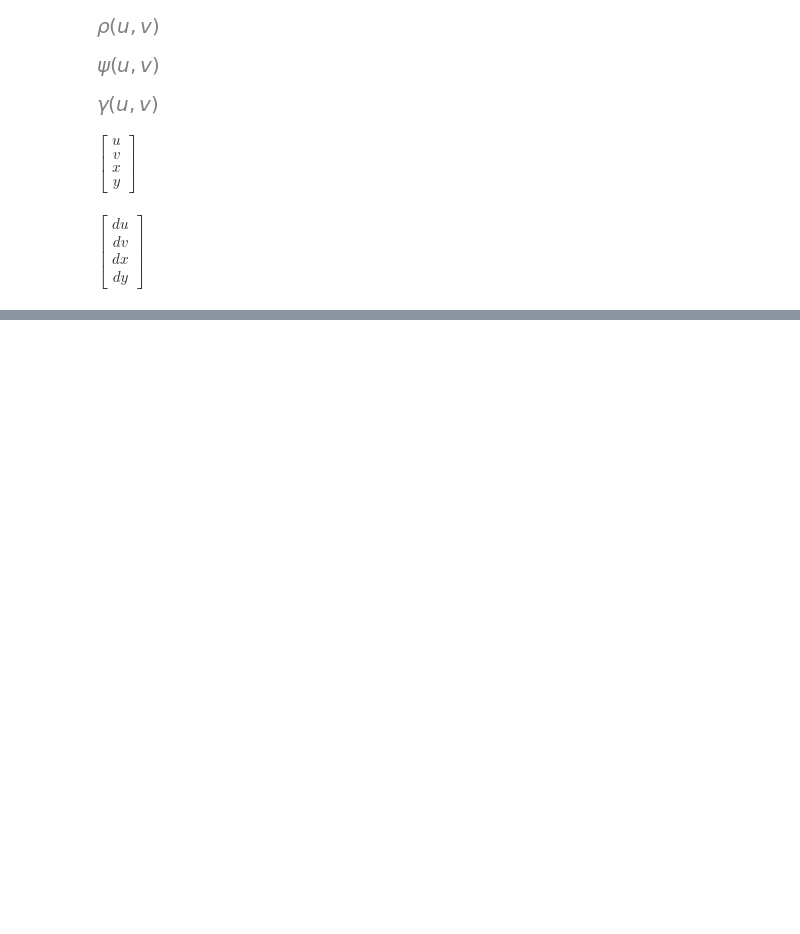
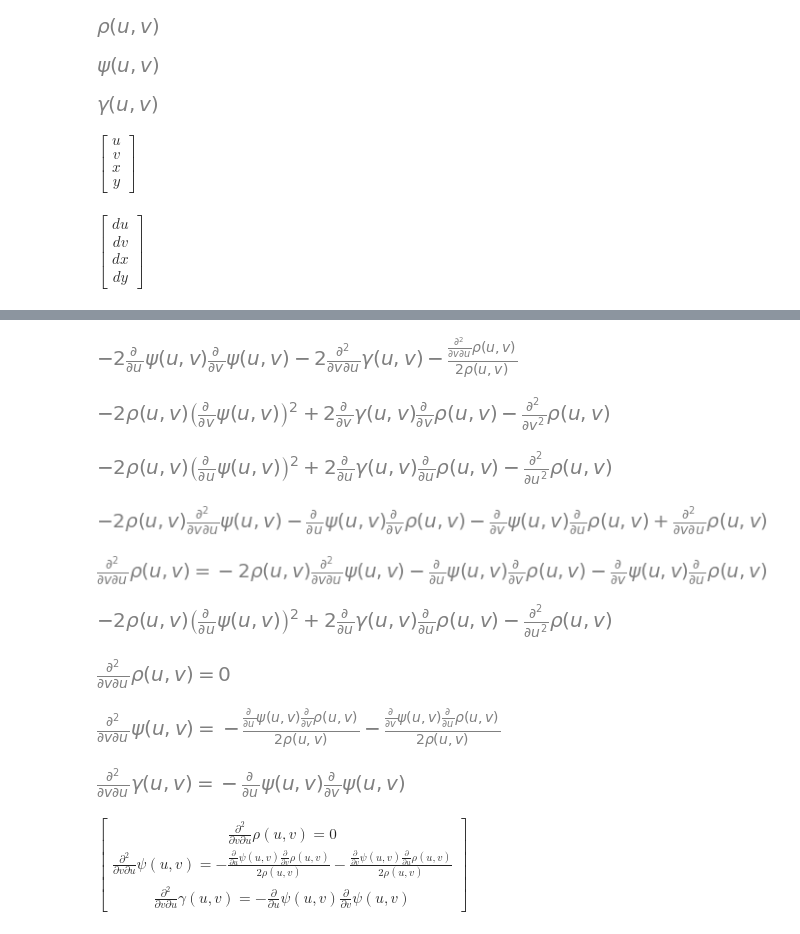
Before and after one commit to GeoffCope/General_Relativity_Python, a Jupyter notebook: Initial_value_problem_for_colliding_gravitational_plane_waves_I_Hauser_Ernst.ipynb, the cells around one changed output, grey strips where cells are left out. Drawn from its saved outputs; the diff is of its cells as text; code cells hidden in the pictures; blank space fills up the shorter version.

```diff
--- a/Initial_value_problem_for_colliding_gravitational_plane_waves_I_Hauser_Ernst.ipynb
+++ b/Initial_value_problem_for_colliding_gravitational_plane_waves_I_Hauser_Ernst.ipynb
@@ -112,0 +137,46 @@ simplify(einst.tensor())
+# %%
+Ric.tensor()[0,1]
+# %% [output]
+[figure, added]
+# %%
+Ric.tensor()[1,1].args[1]
+# %% [output]
+[figure, added]
+# %%
+Ric.tensor()[0,0].args[1]
+# %% [output]
+[figure, added]
+# %%
+Ric.tensor()[2,2].args[1]
+# %% [output]
+[figure, added]
+# %%
+Eq(diff(rho,u,v), solve( Ric.tensor()[3,3].args[1], diff(rho,u,v) )[0] )
+# %% [output]
+[figure, added]
+# %%
+simplify(einst.tensor())[0,0].args[1]
+# %% [output]
+[figure, added]
+# %%
+#  This would be the wave equation for rho
+rhoWaveEquation = Eq(simplify(einst.tensor())[0,1].args[1],0)
+rhoWaveEquation
+# %% [output]
+[figure, added]
+# %%
+#  Wave equation for psi
+psiWaveEquation = Eq(diff(psi,u,v),expand(solve( simplify(einst.tensor())[2,2].args[2] + simplify(einst.tensor())[3,3].args[1] , diff(psi,u,v) )[0]))
+psiWaveEquation
+# %% [output]
+[figure, added]
+# %%
+gammaWaveEquation = Eq(diff(gamma,u,v), solve( simplify(einst.tensor())[3,3].args[1].subs(psiWaveEquation.args[0],psiWaveEquation.args[1]).subs(rhoWaveEquation.args[0],rhoWaveEquation.args[1]), diff(gamma,u,v))[0])
+gammaWaveEquation
+# %% [output]
+[figure, added]
+# %%
+vacuumFieldEquations = Matrix([rhoWaveEquation,psiWaveEquation,gammaWaveEquation])
+vacuumFieldEquations
+# %% [output]
+$\displaystyle \left[\begin{matrix}\frac{\partial^{2}}{\partial v\partial u} \rho{\left(u,v \right)} = 0\\\frac{\partial^{2}}{\partial v\partial u} \psi{\left(u,v \right)} = - \frac{\frac{\partial}{\partial u} \psi{\left(u,v \right)} \frac{\partial}{\partial v} \rho{\left(u,v \right)}}{2 \rho{\left(u,v \right)}} - \frac{\frac{\partial}{\partial v} \psi{\left(u,v \right)} \frac{\partial}{\partial u} \rho{\left(u,v \right)}}{2 \rho{\left(u,v \right)}}\\\frac{\partial^{2}}{\partial v\partial u} \gamma{\left(u,v \right)} = - \frac{\partial}{\partial u} \psi{\left(u,v \right)} \frac{\partial}{\partial v} \psi{\left(u,v \right)}\end{matrix}\right]$
```
Also changed, not shown: parts of 9 cells of this notebook, 5 other files.
